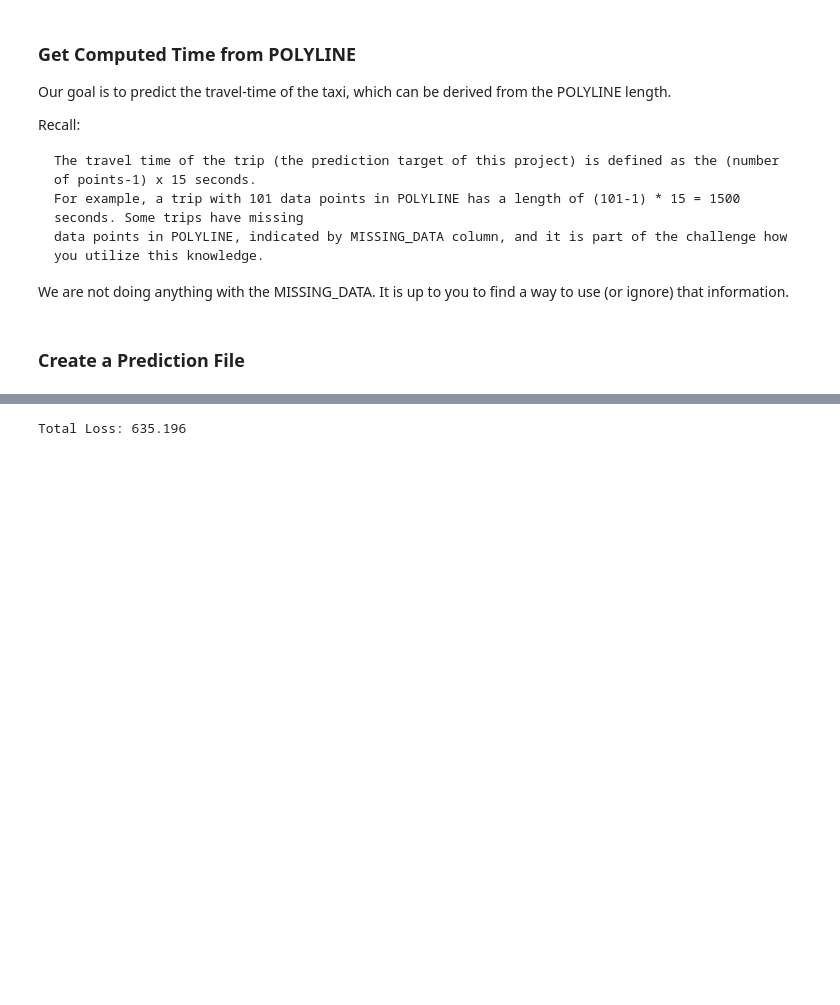
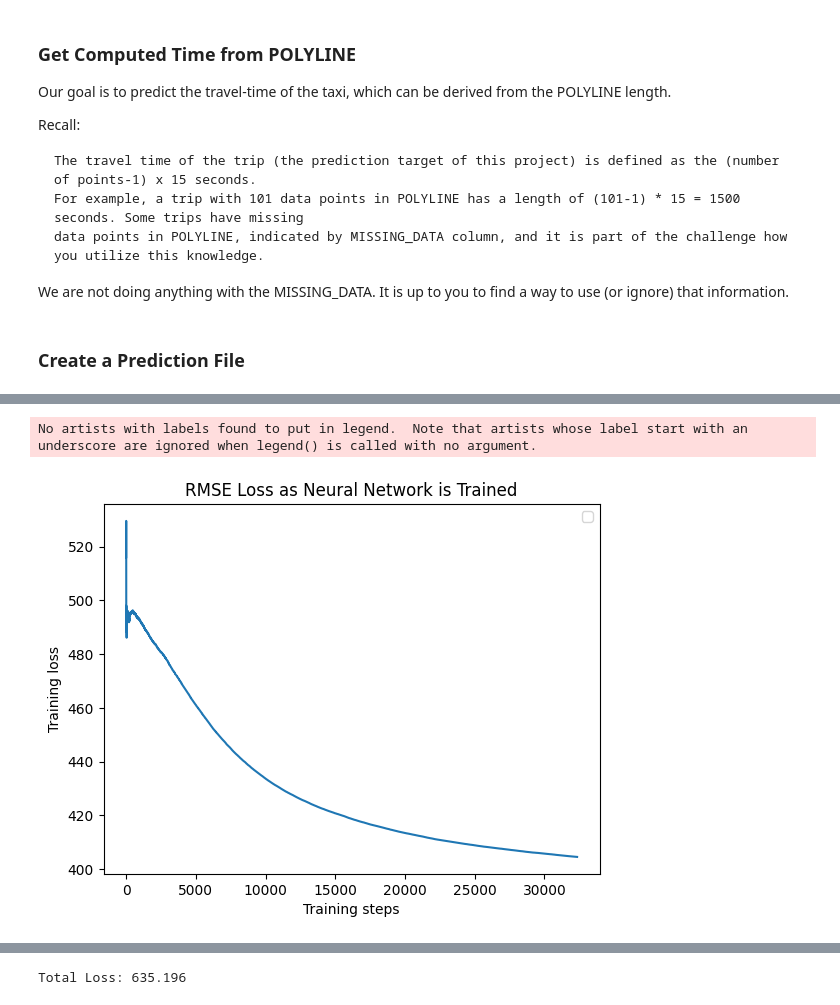
Before and after one commit to philip-johnson36/cse151b, a Jupyter notebook: feature_engineering.ipynb, the cells around one changed output, grey strips where cells are left out. Drawn from its saved outputs; the diff is of its cells as text; code cells hidden in the pictures; blank space fills up the shorter version.

Commit message:
added generating map for 10 highest training error and graph for RMSE as model trains

```diff
--- a/feature_engineering.ipynb
+++ b/feature_engineering.ipynb
@@ -126,14 +126,13 @@ df_ts = pd.read_csv("archive/test_public.csv")
 df_ts["POLYLINE"]="trololololo"
 
 
-
 df_both = pd.concat([df_tr, df_ts])
 df_both["LEN"] = df_both["POLYLINE"].apply(polyline_to_trip_duration)
 ocvc = df_both["ORIGIN_CALL"].value_counts()
 def filterOC(x):
     if pd.isnull(x):
         return x
-    if(ocvc[x] < 50):
+    if(ocvc[x] < 200):
         return None
     return x
 df_both["ORIGIN_CALL"] = df_both["ORIGIN_CALL"].apply(filterOC)
@@ -218,7 +214,7 @@ class Net(nn.Module):
         # self.pool = nn.MaxPool2d(2, 2)
         # self.conv2 = nn.Conv2d(6, 16, 5)
         self.dro = nn.Dropout(p=0.25)
-        self.fc1 = nn.Linear(801, 64)
+        self.fc1 = nn.Linear(135, 64)
         self.fc2 = nn.Linear(64, 64)
         self.fc3 = nn.Linear(64, 64)
         self.fc4 = nn.Linear(64, 1)
@@ -245,11 +241,13 @@ def RMSELoss(yhat,y):
 criterion = RMSELoss
 optimizer = optim.Adam(net.parameters(), lr=0.00001)
 # %%
+losses = []
+total_loss = 0.0
+iter = 0
 for epoch in range(5):  # loop over the dataset multiple times
-
     running_loss = 0.0
     for i, data in enumerate(train_loader, 0):
-
+        iter += 1
         # get the inputs; data is a list of [inputs, labels]
         inputs, labels = data
 
@@ -266,10 +264,16 @@ for epoch in range(5):  # loop over the dataset multiple times
 
         # print statistics
         running_loss += loss.item()
+        total_loss += loss.item()
+        losses.append(total_loss / iter)
         if i % 2000 == 1999:    # print every 2000 mini-batches
             #print(outputs[0], labels[0])
             print(f'[{epoch + 1}, {i + 1:5d}] loss: {running_loss / 2000:.3f}')
             running_loss = 0.0
+    print(f'[{epoch + 1}, {i + 1:5d}] loss: {running_loss / 2000:.3f}')
+    print("Epoch: " + str(epoch + 1) + ", steps:" + str(iter))
+    # epoch_loss = 0.0
 
 print('Finished Training')
+print(len(losses))
 # %% [output]
@@ -276,0 +297,13 @@ KeyboardInterrupt:
+# %%
+xRange = range(1, len(losses) + 1)
+
+plt.plot(xRange, losses)
+
+plt.xlabel("Training steps")
+plt.ylabel("Training loss")
+plt.title("RMSE Loss as Neural Network is Trained")
+plt.legend()
+plt.show()
+# %% [output]
+No artists with labels found to put in legend.  Note that artists whose label start with an underscore are ignored when legend() is called with no argument.
+[figure, added]
```
Also changed, not shown: parts of 14 cells of this notebook.
